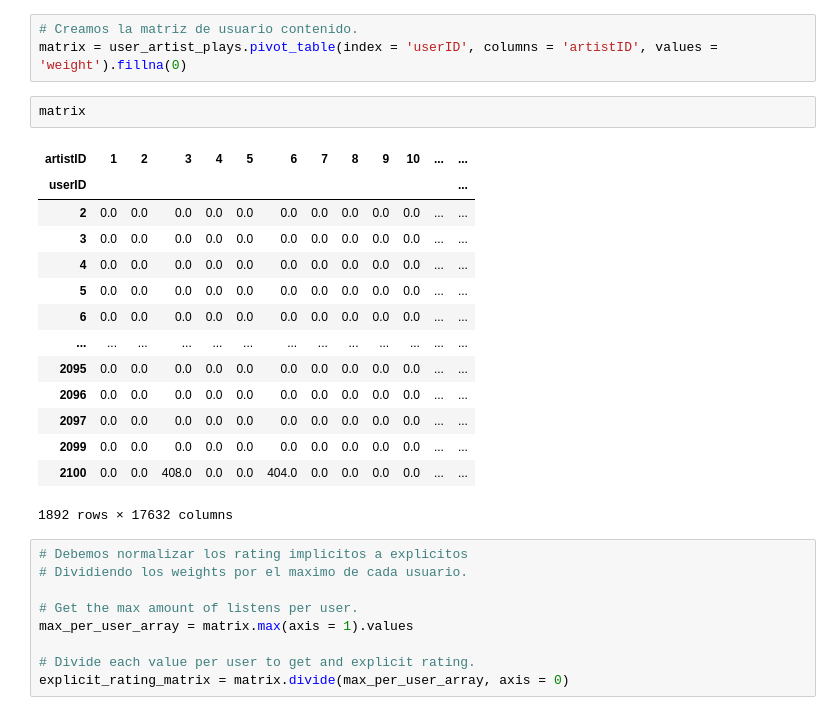
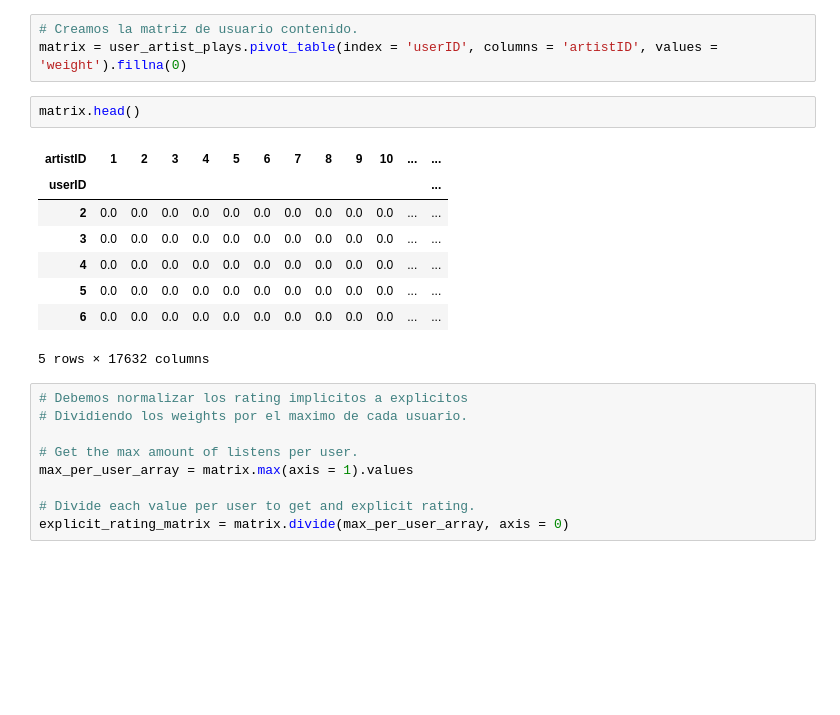
Before and after one commit to fercab24/SistemasDeRecomendacion, a Jupyter notebook: practico.ipynb, the cells around one changed output. Saved outputs shown, nothing was run; the diff lists cells and outputs as text; blank space fills up the shorter version.

```diff
--- a/practico.ipynb
+++ b/practico.ipynb
@@ -199,22 +199,16 @@ Deberán realizar un sistema de filtrados colaborativos basado en [Surpr!se](htt
 # Creamos la matriz de usuario contenido.
 matrix = user_artist_plays.pivot_table(index = 'userID', columns = 'artistID', values = 'weight').fillna(0)
 # %%
-matrix
+matrix.head()
 # %% [output]
 | artistID | 1 | 2 | 3 | 4 | 5 | 6 | 7 | 8 | 9 | 10 | ... | ... |
 | userID |  |  |  |  |  |  |  |  |  |  |  | ... |
 | 2 | 0.0 | 0.0 | 0.0 | 0.0 | 0.0 | 0.0 | 0.0 | 0.0 | 0.0 | 0.0 | ... | ... |
 | 3 | 0.0 | 0.0 | 0.0 | 0.0 | 0.0 | 0.0 | 0.0 | 0.0 | 0.0 | 0.0 | ... | ... |
 | 4 | 0.0 | 0.0 | 0.0 | 0.0 | 0.0 | 0.0 | 0.0 | 0.0 | 0.0 | 0.0 | ... | ... |
 | 5 | 0.0 | 0.0 | 0.0 | 0.0 | 0.0 | 0.0 | 0.0 | 0.0 | 0.0 | 0.0 | ... | ... |
 | 6 | 0.0 | 0.0 | 0.0 | 0.0 | 0.0 | 0.0 | 0.0 | 0.0 | 0.0 | 0.0 | ... | ... |
-| ... | ... | ... | ... | ... | ... | ... | ... | ... | ... | ... | ... | ... |
-| 2095 | 0.0 | 0.0 | 0.0 | 0.0 | 0.0 | 0.0 | 0.0 | 0.0 | 0.0 | 0.0 | ... | ... |
-| 2096 | 0.0 | 0.0 | 0.0 | 0.0 | 0.0 | 0.0 | 0.0 | 0.0 | 0.0 | 0.0 | ... | ... |
-| 2097 | 0.0 | 0.0 | 0.0 | 0.0 | 0.0 | 0.0 | 0.0 | 0.0 | 0.0 | 0.0 | ... | ... |
-| 2099 | 0.0 | 0.0 | 0.0 | 0.0 | 0.0 | 0.0 | 0.0 | 0.0 | 0.0 | 0.0 | ... | ... |
-| 2100 | 0.0 | 0.0 | 408.0 | 0.0 | 0.0 | 404.0 | 0.0 | 0.0 | 0.0 | 0.0 | ... | ... |
-1892 rows × 17632 columns
+5 rows × 17632 columns
 # %%
 # Debemos normalizar los rating implicitos a explicitos
 # Dividiendo los weights por el maximo de cada usuario.
```
Also changed, not shown: parts of 25 cells of this notebook.
